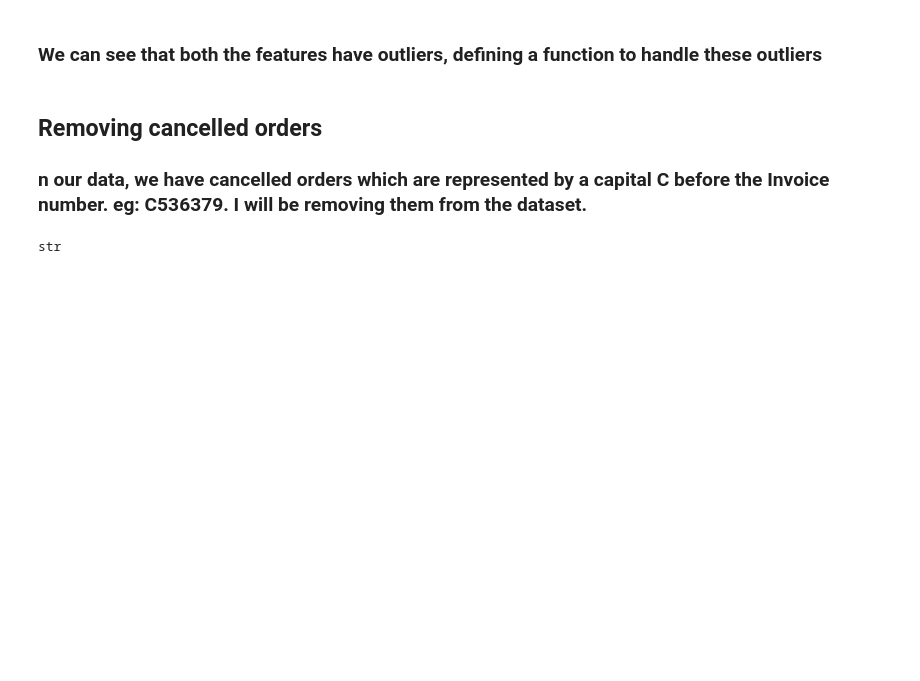
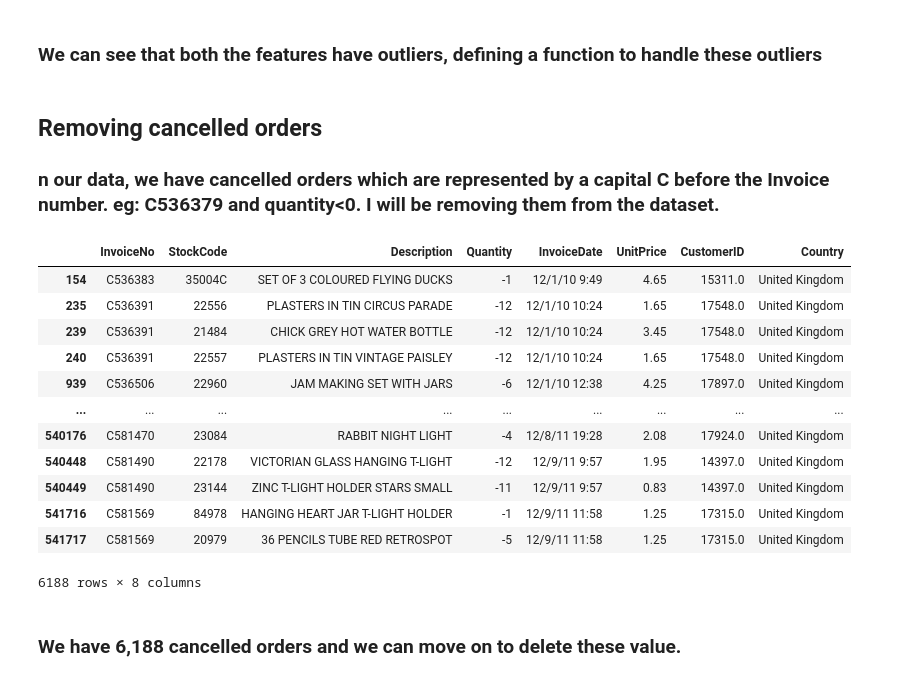
Before and after one commit to vishant750/Online_Retail_Customer_Segmentation, a Jupyter notebook: Online_Retail_Customer_Segmentation.ipynb, the cells around one changed output. Saved outputs shown, nothing was run; the diff lists cells and outputs as text; code cells hidden in the pictures; blank space fills up the shorter version.

```diff
--- a/Online_Retail_Customer_Segmentation.ipynb
+++ b/Online_Retail_Customer_Segmentation.ipynb
@@ -238,12 +238,25 @@ customer_segmentation_df=handling_outliers(customer_segmentation_df,'UnitPrice')
 # %% [markdown]
 ## **Removing cancelled orders**
 
-### n our data, we have cancelled orders which are represented by a capital C before the Invoice number. eg: C536379. I will be removing them from the dataset.
+### n our data, we have cancelled orders which are represented by a capital C before the Invoice number. eg: C536379 and quantity<0. I will be removing them from the dataset.
 # %%
 #Converting each value to string for comparison
 customer_segmentation_df['InvoiceNo']=customer_segmentation_df['InvoiceNo'].astype(str)
-# %%
-def cancelled
- (customer_segmentation_df['InvoiceNo'][1])
-# %% [output]
-str
+# %%
+customer_segmentation_df[customer_segmentation_df['Quantity']<0]
+# %% [output]
+|  | InvoiceNo | StockCode | Description | Quantity | InvoiceDate | UnitPrice | CustomerID | Country |
+| 154 | C536383 | 35004C | SET OF 3 COLOURED FLYING DUCKS | -1 | 12/1/10 9:49 | 4.65 | 15311.0 | United Kingdom |
+| 235 | C536391 | 22556 | PLASTERS IN TIN CIRCUS PARADE | -12 | 12/1/10 10:24 | 1.65 | 17548.0 | United Kingdom |
+| 239 | C536391 | 21484 | CHICK GREY HOT WATER BOTTLE | -12 | 12/1/10 10:24 | 3.45 | 17548.0 | United Kingdom |
+| 240 | C536391 | 22557 | PLASTERS IN TIN VINTAGE PAISLEY | -12 | 12/1/10 10:24 | 1.65 | 17548.0 | United Kingdom |
+| 939 | C536506 | 22960 | JAM MAKING SET WITH JARS | -6 | 12/1/10 12:38 | 4.25 | 17897.0 | United Kingdom |
+| ... | ... | ... | ... | ... | ... | ... | ... | ... |
+| 540176 | C581470 | 23084 | RABBIT NIGHT LIGHT | -4 | 12/8/11 19:28 | 2.08 | 17924.0 | United Kingdom |
+| 540448 | C581490 | 22178 | VICTORIAN GLASS HANGING T-LIGHT | -12 | 12/9/11 9:57 | 1.95 | 14397.0 | United Kingdom |
+| 540449 | C581490 | 23144 | ZINC T-LIGHT HOLDER STARS SMALL | -11 | 12/9/11 9:57 | 0.83 | 14397.0 | United Kingdom |
+| 541716 | C581569 | 84978 | HANGING HEART JAR T-LIGHT HOLDER | -1 | 12/9/11 11:58 | 1.25 | 17315.0 | United Kingdom |
+| 541717 | C581569 | 20979 | 36 PENCILS TUBE RED RETROSPOT | -5 | 12/9/11 11:58 | 1.25 | 17315.0 | United Kingdom |
+6188 rows × 8 columns
+# %% [markdown]
+### We have 6,188 cancelled orders and we can move on to delete these value.
```
Also changed, not shown: parts of 18 cells of this notebook.
